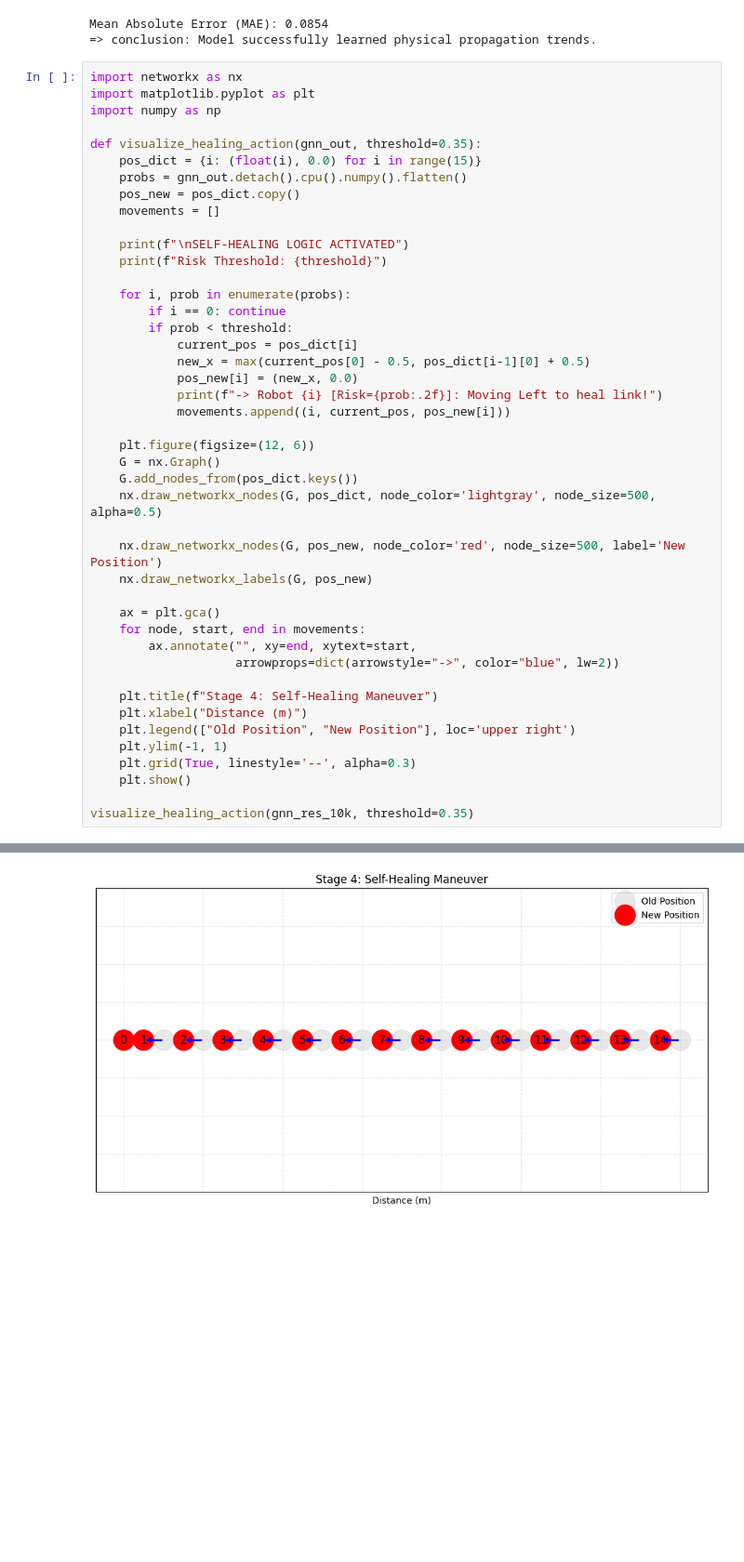
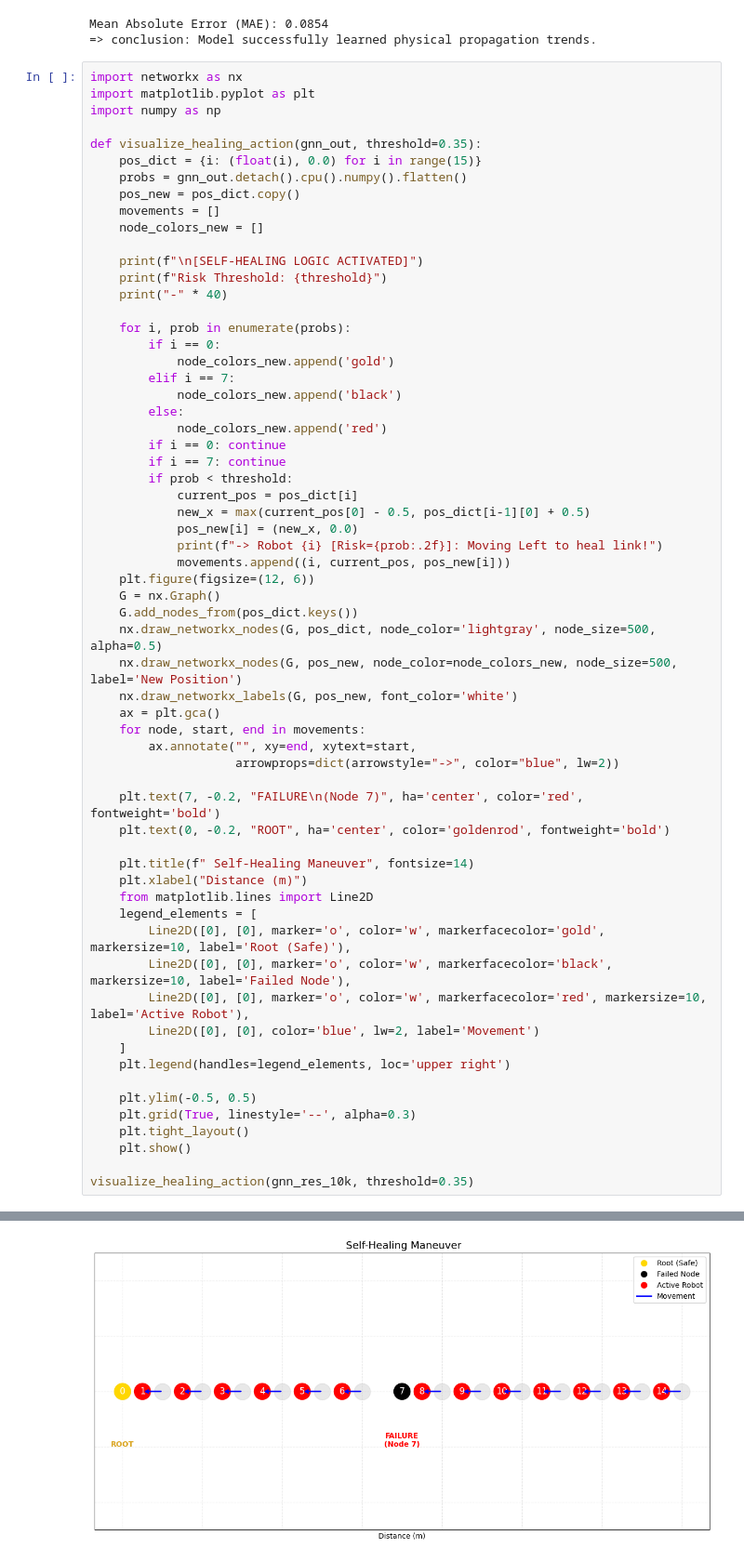
Before and after one commit to Ciaranguyen/GNN-in-Swarm-Robotics, a Jupyter notebook: swarm_robot.ipynb, the cells around one changed output, grey strips where cells are left out. Shown at 93% size. Drawn from its saved outputs; the diff is of its cells as text; blank space fills up the shorter version.

```diff
--- a/swarm_robot.ipynb
+++ b/swarm_robot.ipynb
@@ -174,37 +174,55 @@ def visualize_healing_action(gnn_out, threshold=0.35):
     probs = gnn_out.detach().cpu().numpy().flatten()
     pos_new = pos_dict.copy()
     movements = []
+    node_colors_new = []
 
-    print(f"\nSELF-HEALING LOGIC ACTIVATED")
+    print(f"\n[SELF-HEALING LOGIC ACTIVATED]")
     print(f"Risk Threshold: {threshold}")
+    print("-" * 40)
 
     for i, prob in enumerate(probs):
+        if i == 0:
+            node_colors_new.append('gold')
+        elif i == 7:
+            node_colors_new.append('black')
+        else:
+            node_colors_new.append('red')
         if i == 0: continue
+        if i == 7: continue
         if prob < threshold:
             current_pos = pos_dict[i]
             new_x = max(current_pos[0] - 0.5, pos_dict[i-1][0] + 0.5)
             pos_new[i] = (new_x, 0.0)
             print(f"-> Robot {i} [Risk={prob:.2f}]: Moving Left to heal link!")
             movements.append((i, current_pos, pos_new[i]))
-
     plt.figure(figsize=(12, 6))
     G = nx.Graph()
     G.add_nodes_from(pos_dict.keys())
     nx.draw_networkx_nodes(G, pos_dict, node_color='lightgray', node_size=500, alpha=0.5)
-
-    nx.draw_networkx_nodes(G, pos_new, node_color='red', node_size=500, label='New Position')
-    nx.draw_networkx_labels(G, pos_new)
-
+    nx.draw_networkx_nodes(G, pos_new, node_color=node_colors_new, node_size=500, label='New Position')
+    nx.draw_networkx_labels(G, pos_new, font_color='white')
     ax = plt.gca()
     for node, start, end in movements:
         ax.annotate("", xy=end, xytext=start,
                     arrowprops=dict(arrowstyle="->", color="blue", lw=2))
 
-    plt.title(f"Stage 4: Self-Healing Maneuver")
+    plt.text(7, -0.2, "FAILURE\n(Node 7)", ha='center', color='red', fontweight='bold')
+    plt.text(0, -0.2, "ROOT", ha='center', color='goldenrod', fontweight='bold')
+
+    plt.title(f" Self-Healing Maneuver", fontsize=14)
     plt.xlabel("Distance (m)")
-    plt.legend(["Old Position", "New Position"], loc='upper right')
-    plt.ylim(-1, 1)
+    from matplotlib.lines import Line2D
+    legend_elements = [
+        Line2D([0], [0], marker='o', color='w', markerfacecolor='gold', markersize=10, label='Root (Safe)'),
+        Line2D([0], [0], marker='o', color='w', markerfacecolor='black', markersize=10, label='Failed Node'),
+        Line2D([0], [0], marker='o', color='w', markerfacecolor='red', markersize=10, label='Active Robot'),
+        Line2D([0], [0], color='blue', lw=2, label='Movement')
+    ]
+    plt.legend(handles=legend_elements, loc='upper right')
+
+    plt.ylim(-0.5, 0.5)
     plt.grid(True, linestyle='--', alpha=0.3)
+    plt.tight_layout()
     plt.show()
 
 visualize_healing_action(gnn_res_10k, threshold=0.35)
@@ -221,8 +239,8 @@ Risk Threshold: 0.35
 -> Robot 8 [Risk=0.00]: Moving Left to heal link!
 -> Robot 9 [Risk=0.00]: Moving Left to heal link!
 -> Robot 10 [Risk=0.00]: Moving Left to heal link!
 -> Robot 11 [Risk=0.00]: Moving Left to heal link!
 -> Robot 12 [Risk=0.00]: Moving Left to heal link!
 -> Robot 13 [Risk=0.00]: Moving Left to heal link!
 -> Robot 14 [Risk=0.00]: Moving Left to heal link!
-[figure, old version]
+[figure, new version]
```
Also changed, not shown: parts of 1 cell of this notebook.
